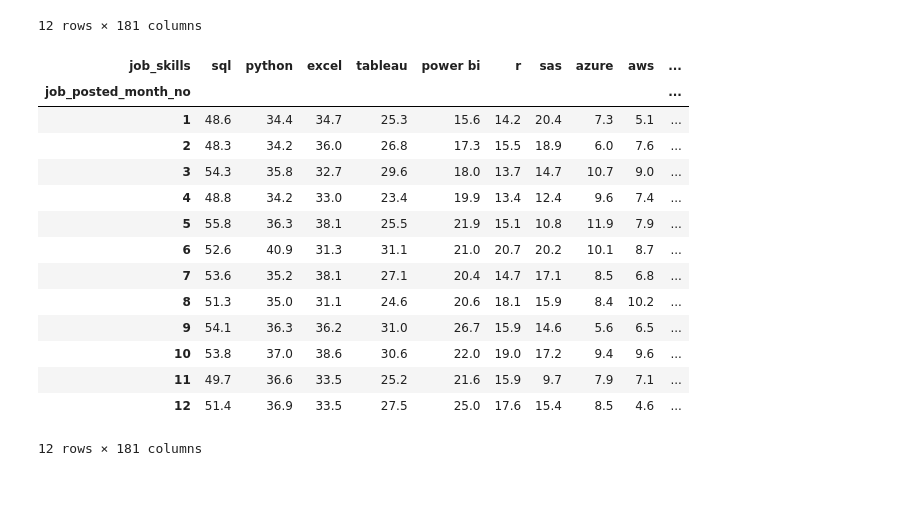
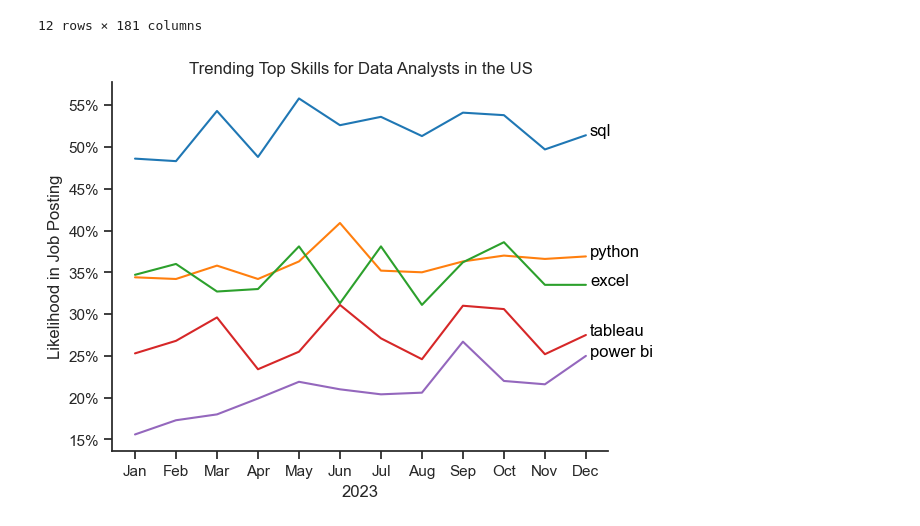
Before and after one commit to omveere0008/Python_project1, a Jupyter notebook: trending_skills_in_da_india.ipynb, the cells around one changed output. Drawn from its saved outputs; the diff is of its cells as text; code cells hidden in the pictures; blank space fills up the shorter version.

```diff
--- a/trending_skills_in_da_india.ipynb
+++ b/trending_skills_in_da_india.ipynb
@@ -148,20 +148,24 @@ df_da_india_percent
 | Dec | 51.4 | 36.9 | 33.5 | 27.5 | 25.0 | 17.6 | 15.4 | 8.5 | 4.6 | 4.3 | ... |
 12 rows × 181 columns
 # %%
-%B - Full month name (January, February, March...
+from matplotlib.ticker import PercentFormatter
+import seaborn as sns
+
+df_plot = df_da_india_percent.iloc[:, :5]
+sns.lineplot(data=df_plot, dashes=False, legend='full', palette='tab10')
+sns.set_theme(style='ticks')
+sns.despine() # remove top and right spines
+
+plt.title('Trending Top Skills for Data Analysts in the US')
+plt.ylabel('Likelihood in Job Posting')
+plt.xlabel('2023')
+plt.legend().remove()
+plt.gca().yaxis.set_major_formatter(PercentFormatter(decimals=0))
+
+# annotate the plot with the top 5 skills using plt.text()
+for i in range(5):
+    plt.text(11.1, df_plot.iloc[-1, i], df_plot.columns[i], color='black')
+
+plt.show()
 # %% [output]
-| job_skills | sql | python | excel | tableau | power bi | r | sas | azure | aws | ... |
-| job_posted_month_no |  |  |  |  |  |  |  |  |  | ... |
-| 1 | 48.6 | 34.4 | 34.7 | 25.3 | 15.6 | 14.2 | 20.4 | 7.3 | 5.1 | ... |
-| 2 | 48.3 | 34.2 | 36.0 | 26.8 | 17.3 | 15.5 | 18.9 | 6.0 | 7.6 | ... |
-| 3 | 54.3 | 35.8 | 32.7 | 29.6 | 18.0 | 13.7 | 14.7 | 10.7 | 9.0 | ... |
-| 4 | 48.8 | 34.2 | 33.0 | 23.4 | 19.9 | 13.4 | 12.4 | 9.6 | 7.4 | ... |
-| 5 | 55.8 | 36.3 | 38.1 | 25.5 | 21.9 | 15.1 | 10.8 | 11.9 | 7.9 | ... |
-| 6 | 52.6 | 40.9 | 31.3 | 31.1 | 21.0 | 20.7 | 20.2 | 10.1 | 8.7 | ... |
-| 7 | 53.6 | 35.2 | 38.1 | 27.1 | 20.4 | 14.7 | 17.1 | 8.5 | 6.8 | ... |
-| 8 | 51.3 | 35.0 | 31.1 | 24.6 | 20.6 | 18.1 | 15.9 | 8.4 | 10.2 | ... |
-| 9 | 54.1 | 36.3 | 36.2 | 31.0 | 26.7 | 15.9 | 14.6 | 5.6 | 6.5 | ... |
-| 10 | 53.8 | 37.0 | 38.6 | 30.6 | 22.0 | 19.0 | 17.2 | 9.4 | 9.6 | ... |
-| 11 | 49.7 | 36.6 | 33.5 | 25.2 | 21.6 | 15.9 | 9.7 | 7.9 | 7.1 | ... |
-| 12 | 51.4 | 36.9 | 33.5 | 27.5 | 25.0 | 17.6 | 15.4 | 8.5 | 4.6 | ... |
-12 rows × 181 columns
+[figure, added]
```
